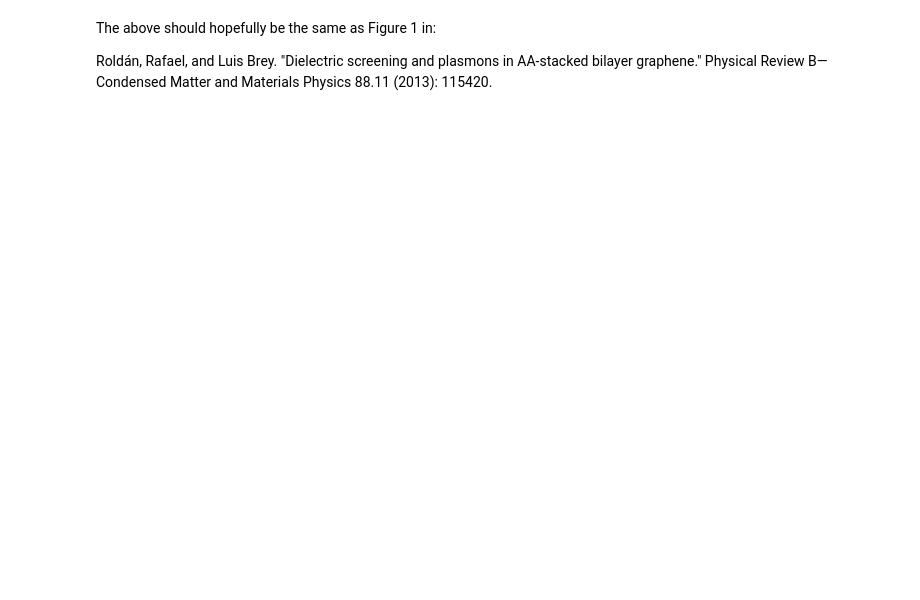
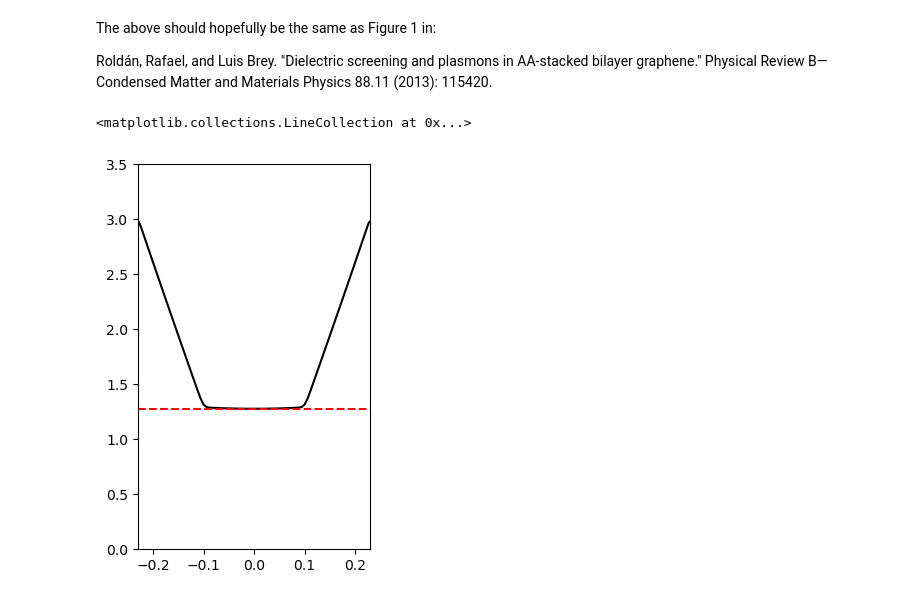
Before and after one commit to AliGhorashiCMT/8.511-Notes-and-Code, a Jupyter notebook: kagome and graphene lattices/Kagome and Graphene.ipynb, the cells around one changed output. Saved outputs shown, nothing was run; the diff lists cells and outputs as text; code cells hidden in the pictures; blank space fills up the shorter version.

```diff
--- a/kagome and graphene lattices/Kagome and Graphene.ipynb
+++ b/kagome and graphene lattices/Kagome and Graphene.ipynb
@@ -237,3 +238,27 @@ plt.ylim(0, 3.5);
 The above should hopefully be the same as Figure 1 in:
 
 Roldán, Rafael, and Luis Brey. "Dielectric screening and plasmons in AA-stacked bilayer graphene." Physical Review B—Condensed Matter and Materials Physics 88.11 (2013): 115420.
+# %%
+dos_energies = np.linspace(3*tprime, -3*tprime, 100)
+dos = np.zeros(100)
+N = 500
+gv = 2
+zoom = 10
+for k1 in range(0, N):
+    K_norm = np.linalg.norm(K)
+    k = (K_norm / zoom) * k1 / N
+    for k2 in range(0, N):
+        theta = 2*pi*(k2/N)
+        solver.set_wave_vector(K + k * np.array([cos(theta), sin(theta)]))
+        area_element = 2 * pi * k * (K_norm / zoom)
+        bz_area = ((2*pi)**2)/(sqrt(3)/2)
+        dos += gv * (area_element / bz_area) * solver.calc_dos(dos_energies, abs(tprime)/20).data
+# %%
+plt.figure(figsize=(3, 5))
+plt.plot(dos_energies, sqrt(3)* dos / abs(tprime) / N**2, color="black")
+plt.xlim(-0.23, 0.23)
+plt.ylim(0, 3.5)
+plt.hlines([1.273], -0.23, 0.23, color="red", linestyle="dashed")
+# %% [output]
+<matplotlib.collections.LineCollection at 0x...>
+[figure, added]
```
Also changed, not shown: parts of 5 cells of this notebook.
